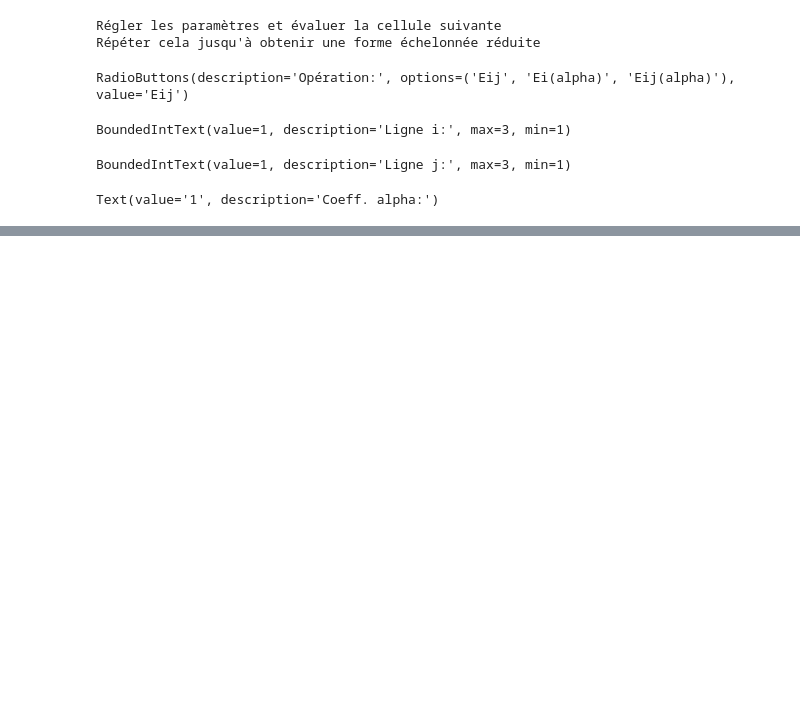
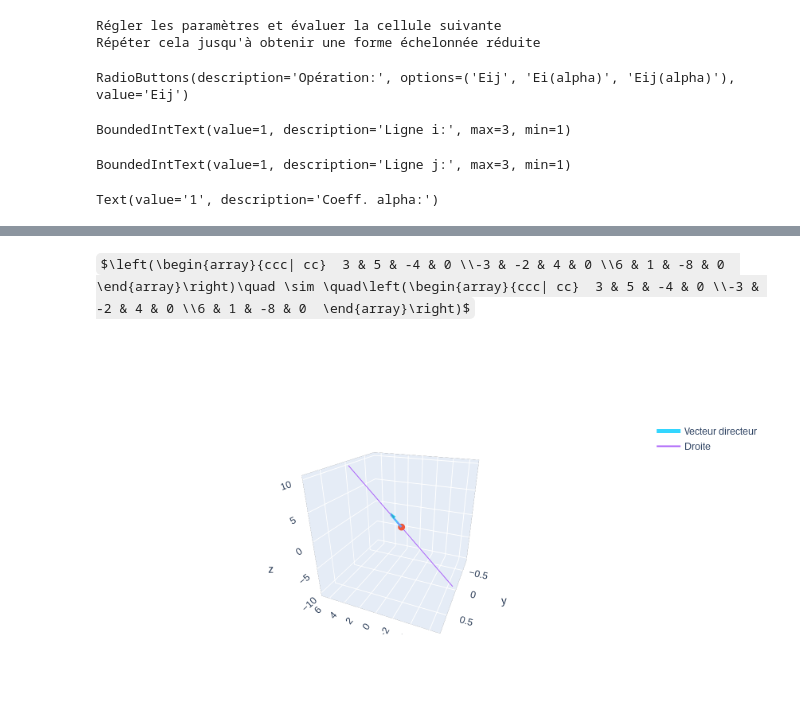
Before and after one commit to FlorianCassayre/jupyter_notebooks_AL, a Jupyter notebook: Chapitre 1 - Systemes equations lineaires/1.7. Résolutions de systèmes linéaires.ipynb, the cells around one changed output, grey strips where cells are left out. Saved outputs shown, nothing was run; the diff lists cells and outputs as text; code cells hidden in the pictures; some formulas as TeX source; blank space fills up the shorter version.

```diff
--- a/Chapitre 1 - Systemes equations lineaires/1.7. Résolutions de systèmes linéaires.ipynb
+++ b/Chapitre 1 - Systemes equations lineaires/1.7. Résolutions de systèmes linéaires.ipynb
@@ -83,0 +190,11 @@ $\left(\begin{array}{cc| cc}  -2 & 8 & 0 \\0.5 & 2 & 0  \end{array}\right)\quad
+# %%
+m=al.echelonnage(i,j,r,alpha,A,m,MatriceList,RhSList)
+# %% [output]
+$\left(\begin{array}{ccc| cc}  3 & 5 & -4 & 0 \\-3 & -2 & 4 & 0 \\6 & 1 & -8 & 0  \end{array}\right)\quad \sim \quad\left(\begin{array}{ccc| cc}  3 & 5 & -4 & 0 \\-3 & -2 & 4 & 0 \\6 & 1 & -8 & 0  \end{array}\right)$
+# %%
+v=[[4/3],[0],[2]]
+
+
+fig=al.drawLine([[0],[0],[0]], v)
+# %% [output]
+[figure, added]
```
Also changed, not shown: parts of 15 cells of this notebook, 3 other files.
